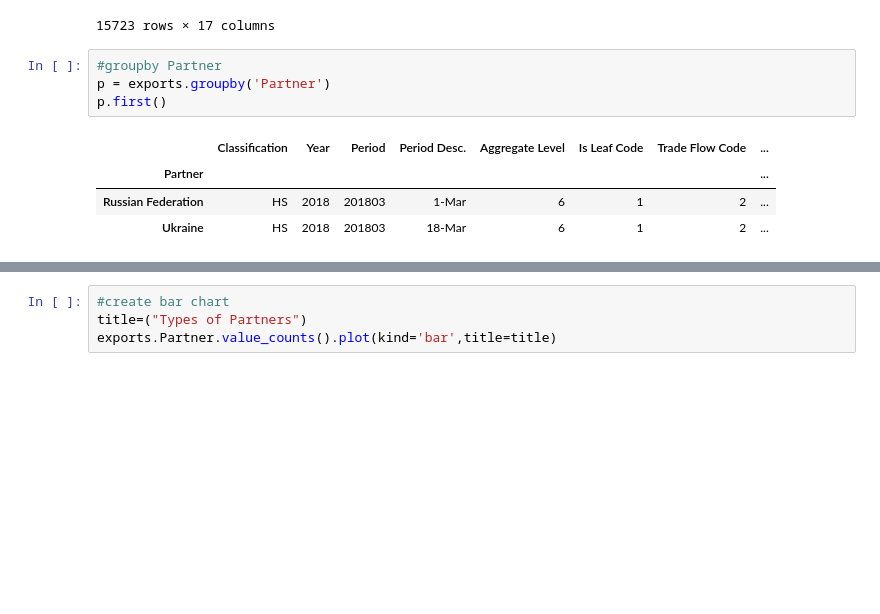
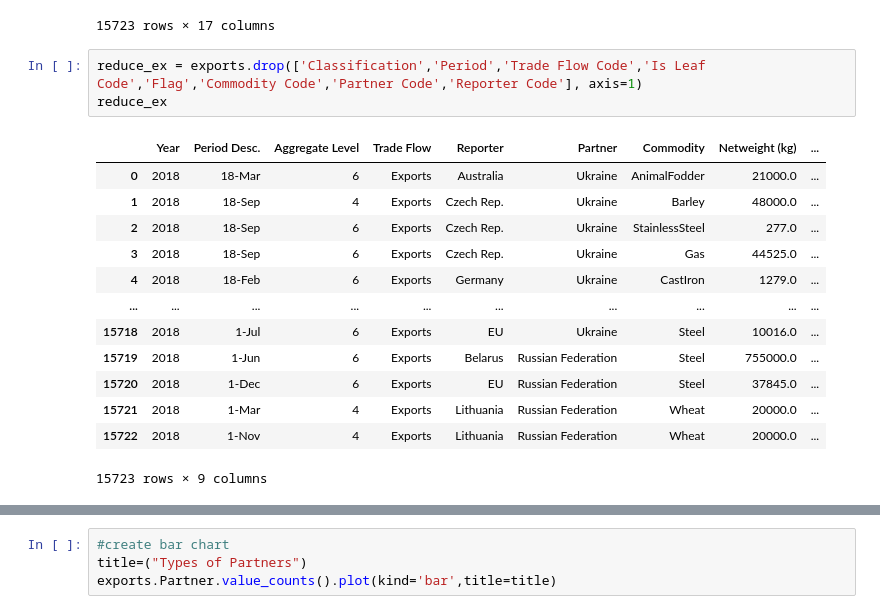
Before and after one commit to leezael/TeamTrifecta_CS504, a Jupyter notebook: scripts/commodity_ex.ipynb, the cells around one changed output, grey strips where cells are left out. Cells and saved outputs as stored; diff of their text form; blank space fills up the shorter version.

```diff
--- a/scripts/commodity_ex.ipynb
+++ b/scripts/commodity_ex.ipynb
@@ -59,12 +60,20 @@ display(exports)
 | 15721 | HS | 2018 | 201803 | 1-Mar | 4 | 0 | 2 | ... |
 | 15722 | HS | 2018 | 201811 | 1-Nov | 4 | 0 | 2 | ... |
 15723 rows × 17 columns
-# %%
-#groupby Partner
-p = exports.groupby('Partner')
-p.first()
-# %% [output]
-|  | Classification | Year | Period | Period Desc. | Aggregate Level | Is Leaf Code | Trade Flow Code | ... |
-| Partner |  |  |  |  |  |  |  | ... |
-| Russian Federation | HS | 2018 | 201803 | 1-Mar | 6 | 1 | 2 | ... |
-| Ukraine | HS | 2018 | 201803 | 18-Mar | 6 | 1 | 2 | ... |
+# %%
+reduce_ex = exports.drop(['Classification','Period','Trade Flow Code','Is Leaf Code','Flag','Commodity Code','Partner Code','Reporter Code'], axis=1)
+reduce_ex
+# %% [output]
+|  | Year | Period Desc. | Aggregate Level | Trade Flow | Reporter | Partner | Commodity | Netweight (kg) | ... |
+| 0 | 2018 | 18-Mar | 6 | Exports | Australia | Ukraine | AnimalFodder | 21000.0 | ... |
+| 1 | 2018 | 18-Sep | 4 | Exports | Czech Rep. | Ukraine | Barley | 48000.0 | ... |
+| 2 | 2018 | 18-Sep | 6 | Exports | Czech Rep. | Ukraine | StainlessSteel | 277.0 | ... |
+| 3 | 2018 | 18-Sep | 6 | Exports | Czech Rep. | Ukraine | Gas | 44525.0 | ... |
+| 4 | 2018 | 18-Feb | 6 | Exports | Germany | Ukraine | CastIron | 1279.0 | ... |
+| ... | ... | ... | ... | ... | ... | ... | ... | ... | ... |
+| 15718 | 2018 | 1-Jul | 6 | Exports | EU | Ukraine | Steel | 10016.0 | ... |
+| 15719 | 2018 | 1-Jun | 6 | Exports | Belarus | Russian Federation | Steel | 755000.0 | ... |
+| 15720 | 2018 | 1-Dec | 6 | Exports | EU | Russian Federation | Steel | 37845.0 | ... |
+| 15721 | 2018 | 1-Mar | 4 | Exports | Lithuania | Russian Federation | Wheat | 20000.0 | ... |
+| 15722 | 2018 | 1-Nov | 4 | Exports | Lithuania | Russian Federation | Wheat | 20000.0 | ... |
+15723 rows × 9 columns
```
Also changed, not shown: parts of 7 cells of this notebook.
